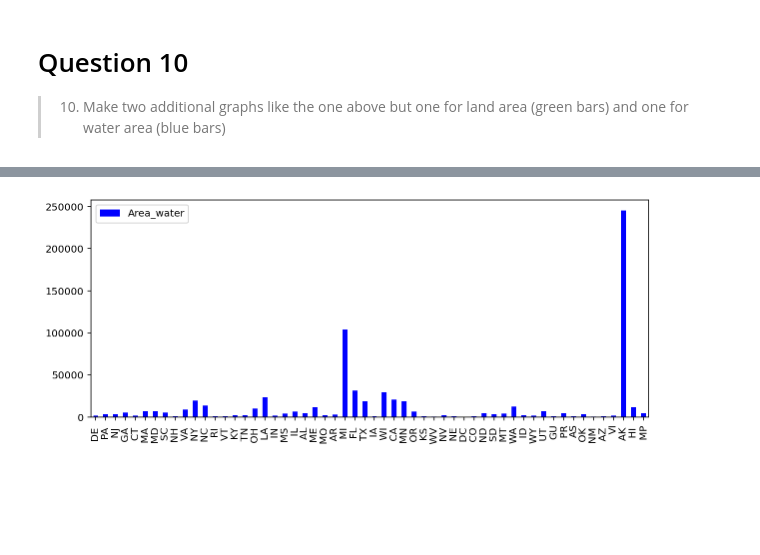
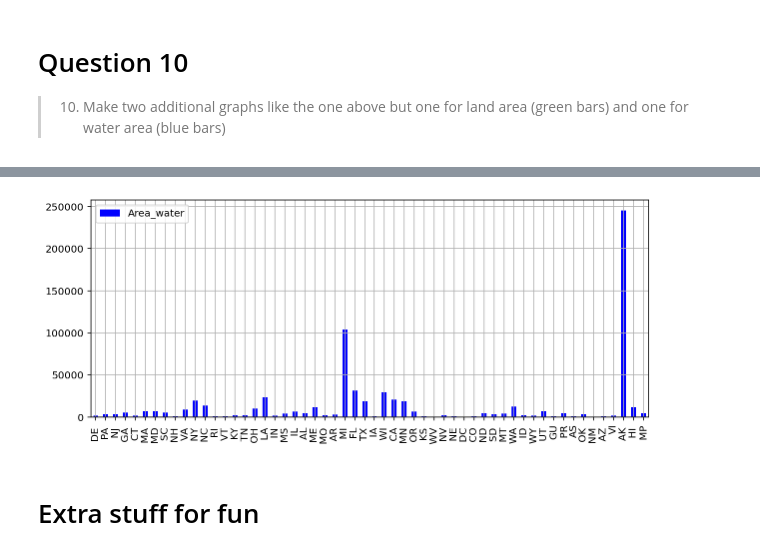
Before and after one commit to egodat/ds_1300_notebooks, a Jupyter notebook: work/02_assignment.ipynb, the cells around one changed output, grey strips where cells are left out. Saved outputs shown, nothing was run; the diff lists cells and outputs as text; code cells hidden in the pictures; blank space fills up the shorter version.

```diff
--- a/work/02_assignment.ipynb
+++ b/work/02_assignment.ipynb
@@ -249,11 +233,7 @@ plot.set_xticklabels(statesbydate['Abbreviation']);
 # %%
-# Sample code to help with the plots
-
-import matplotlib as plt
-%config InlineBackend.figure_format ='retina' #This makes your plot clearer
-
-
-plot = statesbydate[['Area_water','Abbreviation']].plot(kind='bar',figsize=(10,4),color='blue')
+plot = statesbydate[['Area_water','Abbreviation']].plot(kind='bar',figsize=(10,4),color='blue',grid=True)
 plot.set_xticklabels(statesbydate['Abbreviation']);
 # %% [output]
-[figure, old version]
+[figure, new version]
+# %% [markdown]
+# Extra stuff for fun
```
Also changed, not shown: parts of 9 cells of this notebook, 6 other files.
